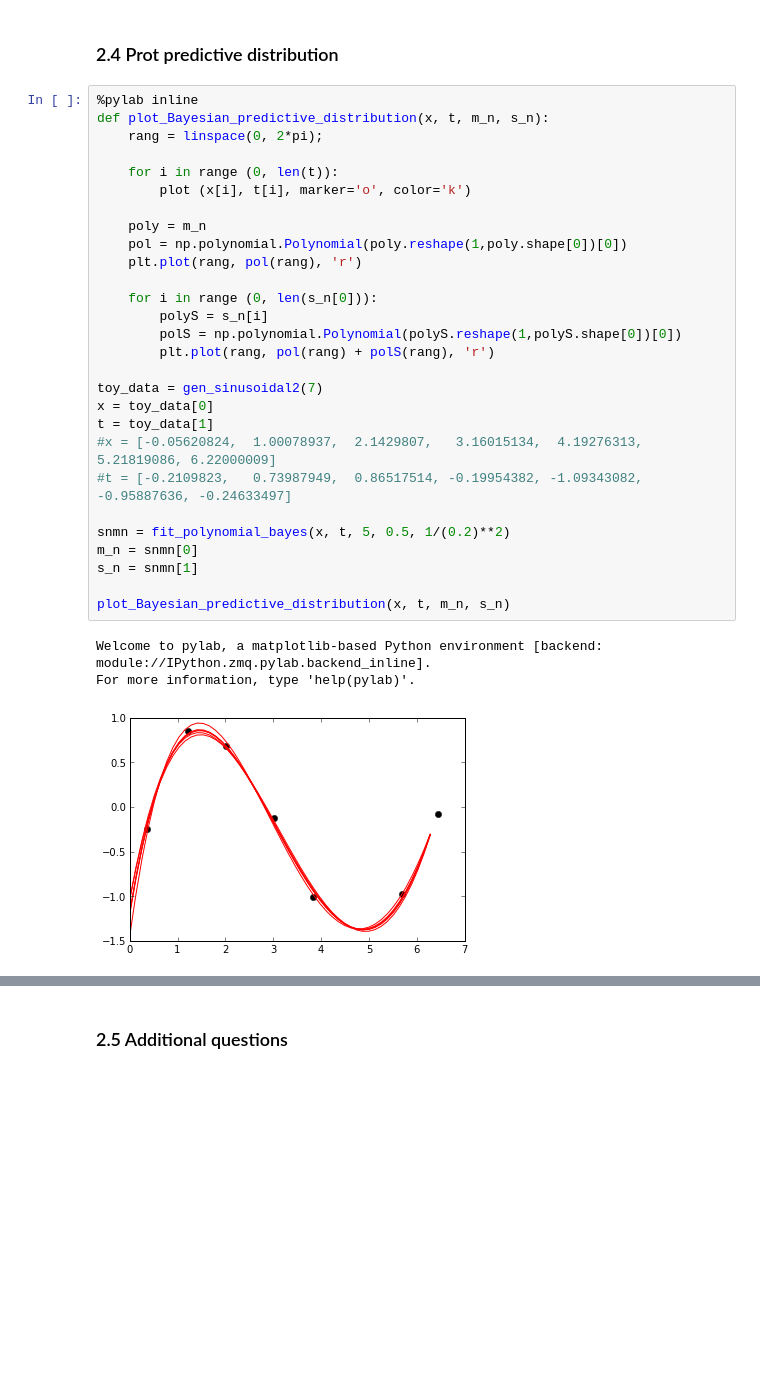
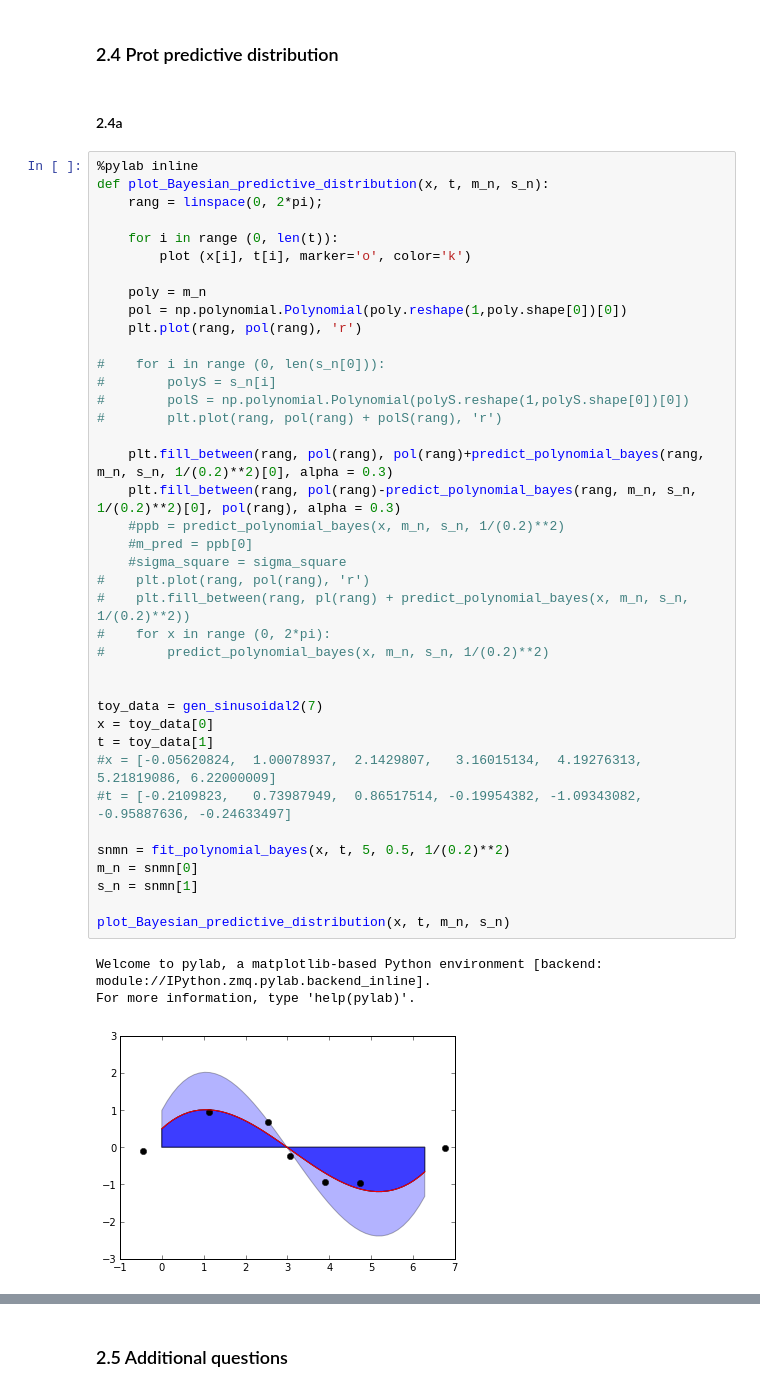
Before and after one commit to jaivalis/MLPR-Labs, a Jupyter notebook: Lab1Solutions.ipynb, the cells around one changed output, grey strips where cells are left out. Cells and saved outputs as stored; diff of their text form; blank space fills up the shorter version.

```diff
--- a/Lab1Solutions.ipynb
+++ b/Lab1Solutions.ipynb
@@ -420,34 +415,47 @@ predict_polynomial_bayes(1, fit_polynomial_bayes(x, t, 5, 0.5, 25)[0], fit_polyn
 # %% [markdown]
 ### 2.4 Prot predictive distribution
+# %% [markdown]
+#### 2.4a
 # %%
 %pylab inline
 def plot_Bayesian_predictive_distribution(x, t, m_n, s_n):
     rang = linspace(0, 2*pi);
 
     for i in range (0, len(t)):
         plot (x[i], t[i], marker='o', color='k')
 
     poly = m_n
     pol = np.polynomial.Polynomial(poly.reshape(1,poly.shape[0])[0])
     plt.plot(rang, pol(rang), 'r')
 
-    for i in range (0, len(s_n[0])):
-        polyS = s_n[i]
-        polS = np.polynomial.Polynomial(polyS.reshape(1,polyS.shape[0])[0])
-        plt.plot(rang, pol(rang) + polS(rang), 'r')
+#    for i in range (0, len(s_n[0])):
+#        polyS = s_n[i]
+#        polS = np.polynomial.Polynomial(polyS.reshape(1,polyS.shape[0])[0])
+#        plt.plot(rang, pol(rang) + polS(rang), 'r')
+
+    plt.fill_between(rang, pol(rang), pol(rang)+predict_polynomial_bayes(rang, m_n, s_n, 1/(0.2)**2)[0], alpha = 0.3)
+    plt.fill_between(rang, pol(rang)-predict_polynomial_bayes(rang, m_n, s_n, 1/(0.2)**2)[0], pol(rang), alpha = 0.3)
+    #ppb = predict_polynomial_bayes(x, m_n, s_n, 1/(0.2)**2)
+    #m_pred = ppb[0]
+    #sigma_square = sigma_square
+#    plt.plot(rang, pol(rang), 'r')
+#    plt.fill_between(rang, pl(rang) + predict_polynomial_bayes(x, m_n, s_n, 1/(0.2)**2))
+#    for x in range (0, 2*pi):
+#        predict_polynomial_bayes(x, m_n, s_n, 1/(0.2)**2)
+
 
 toy_data = gen_sinusoidal2(7)
 x = toy_data[0]
 t = toy_data[1]
 #x = [-0.05620824,  1.00078937,  2.1429807,   3.16015134,  4.19276313,  5.21819086, 6.22000009]
 #t = [-0.2109823,   0.73987949,  0.86517514, -0.19954382, -1.09343082, -0.95887636, -0.24633497]
 
 snmn = fit_polynomial_bayes(x, t, 5, 0.5, 1/(0.2)**2)
 m_n = snmn[0]
 s_n = snmn[1]
 
 plot_Bayesian_predictive_distribution(x, t, m_n, s_n)
 # %% [output]
 Welcome to pylab, a matplotlib-based Python environment [backend: module://IPython.zmq.pylab.backend_inline].
 For more information, type 'help(pylab)'.
-[figure, old version]
+[figure, new version]
```
Also changed, not shown: parts of 3 cells of this notebook.
